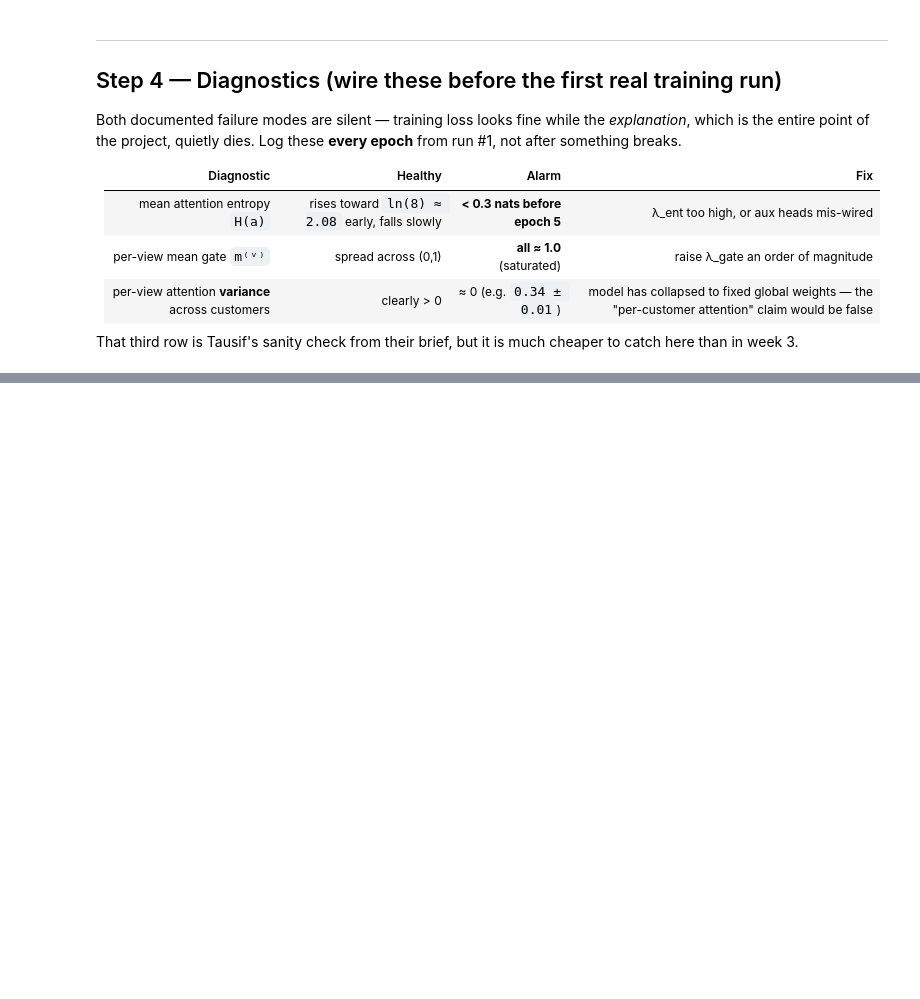
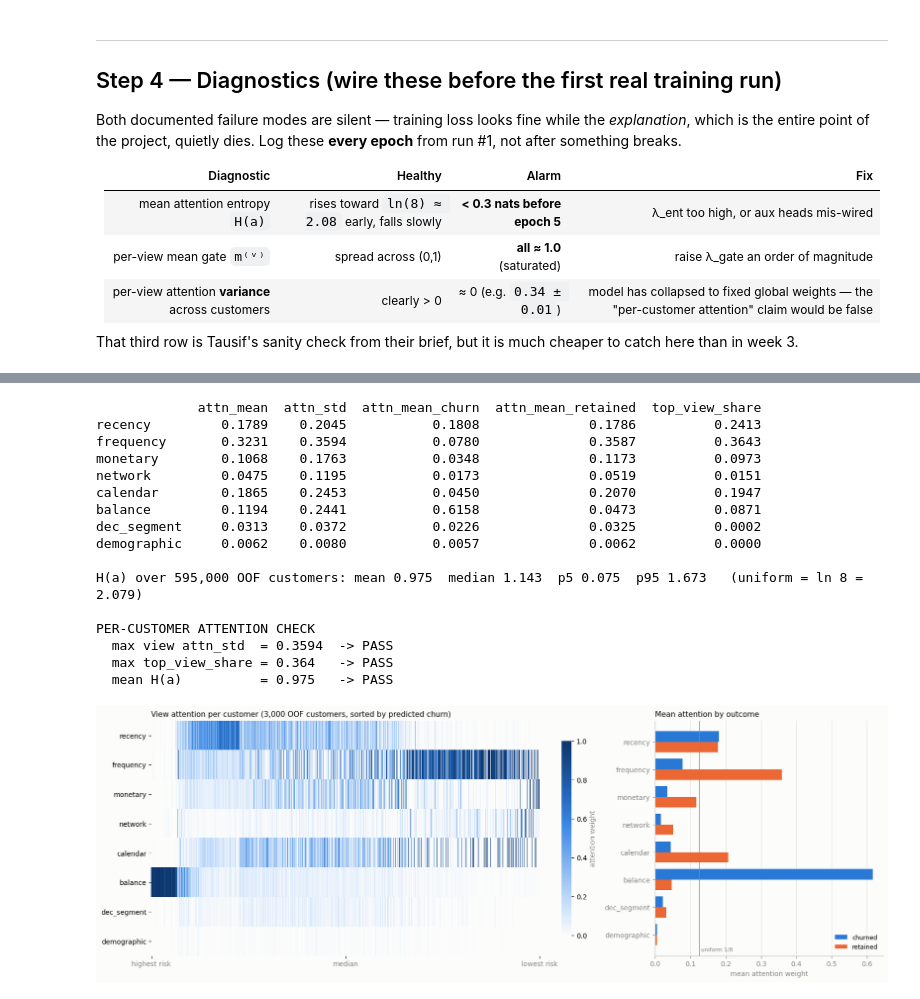
Before and after one commit to AhmedRafid3S5/Interpretable-Churn-Predictor, a Jupyter notebook: xmvnet_skeleton.ipynb, the cells around one changed output, grey strips where cells are left out. Saved outputs shown, nothing was run; the diff lists cells and outputs as text; code cells hidden in the pictures; blank space fills up the shorter version.

Commit message:
full pipeline for run 2 with tuned params

```diff
--- a/xmvnet_skeleton.ipynb
+++ b/xmvnet_skeleton.ipynb
@@ -58,7 +66,7 @@ torch.manual_seed(SEED)
 np.random.seed(SEED)
 
 DEVICE = torch.device("cuda" if torch.cuda.is_available() else "cpu")
-SAMPLE_ROWS = 50_000   # None = full 595k. Keep small while iterating on CPU.
+SAMPLE_ROWS = None   # None = full 595k. Keep small while iterating on CPU.
 
 print(f"torch {torch.__version__} | device {DEVICE}")
 # %% [output]
@@ -454,0 +1024,69 @@ this skeleton; install on Kaggle before week 3's explainability work.
+# %%
+y_all = train.y.astype(int)
+A = oof_attn
+top_view = A.argmax(1)
+
+attn_tbl = pd.DataFrame({
+    "attn_mean": A.mean(0), "attn_std": A.std(0),
+    "attn_mean_churn": A[y_all == 1].mean(0), "attn_mean_retained": A[y_all == 0].mean(0),
+    "top_view_share": np.bincount(top_view, minlength=len(views)) / len(A),
+}, index=views)
+print(attn_tbl.round(4).to_string())
+
+Aeps = np.clip(A, 1e-8, None)
+H_row = -(Aeps * np.log(Aeps)).sum(1)
+print(f"\nH(a) over {len(A):,} OOF customers: mean {H_row.mean():.3f}  median {np.median(H_row):.3f}  "
+      f"p5 {np.percentile(H_row, 5):.3f}  p95 {np.percentile(H_row, 95):.3f}   (uniform = ln {len(views)} = {np.log(len(views)):.3f})")
+
+max_std, dom, mean_H = attn_tbl.attn_std.max(), attn_tbl.top_view_share.max(), H_row.mean()
+print("\nPER-CUSTOMER ATTENTION CHECK")
+print(f"  max view attn_std  = {max_std:.4f}  ->", "PASS" if max_std >= 0.02 else "FAIL: attention is ~constant across customers -> the heatmap would be a lie")
+print(f"  max top_view_share = {dom:.3f}   ->", "PASS" if dom <= 0.90 else f"FAIL: one view ({attn_tbl.top_view_share.idxmax()}) is argmax for >90% of customers")
+print(f"  mean H(a)          = {mean_H:.3f}   ->", "PASS" if 0.3 <= mean_H <= 1.95 else ("FAIL: collapsed" if mean_H < 0.3 else "WARN: near-uniform, attention is not discriminating"))
+
+fig, (ax1, ax2) = plt.subplots(1, 2, figsize=(16, 5.5), constrained_layout=True, gridspec_kw={"width_ratios": [1.7, 1]})
+fig.set_facecolor(SURFACE)
+
+n_show = min(3000, len(A))
+sel = np.random.default_rng(SEED).choice(len(A), n_show, replace=False)
+order = sel[np.argsort(-oof_pred[sel])]
+im = ax1.imshow(A[order].T, aspect="auto", cmap=SEQ_BLUE, vmin=0, vmax=1, interpolation="nearest")
+ax1.set_yticks(range(len(views)))
+ax1.set_yticklabels(views, color=INK)
+ax1.set_xticks([0, n_show // 2, n_show - 1])
+ax1.set_xticklabels(["highest risk", "median", "lowest risk"], color=MUTED)
+ax1.set_title(f"View attention per customer ({n_show:,} OOF customers, sorted by predicted churn)", loc="left", fontsize=11, color=INK)
+for s in ax1.spines.values():
+    s.set_visible(False)
+cb = fig.colorbar(im, ax=ax1, fraction=0.025, pad=0.01)
+cb.set_label("attention weight", color=MUTED)
+cb.outline.set_visible(False)
+
+x = np.arange(len(views)); w = 0.38
+ax2.barh(x - w / 2, attn_tbl.attn_mean_churn, w, color="#2a78d6", label="churned")
+ax2.barh(x + w / 2, attn_tbl.attn_mean_retained, w, color="#eb6834", label="retained")
+ax2.set_yticks(x); ax2.set_yticklabels(views, color=INK); ax2.invert_yaxis()
+style(ax2, "Mean attention by outcome", "", xlabel="mean attention weight")
+ax2.grid(True, axis="x", color=GRID, linewidth=0.8); ax2.grid(False, axis="y")
+ax2.axvline(1 / len(views), color=MUTED, linewidth=1)
+ax2.text(1 / len(views), len(views) - 0.55, f" uniform 1/{len(views)}", color=MUTED, fontsize=8, va="top")
+ax2.legend(frameon=False, fontsize=9, loc="lower right")
+plt.show()
+# %% [output]
+             attn_mean  attn_std  attn_mean_churn  attn_mean_retained  top_view_share
+recency         0.1789    0.2045           0.1808              0.1786          0.2413
+frequency       0.3231    0.3594           0.0780              0.3587          0.3643
+monetary        0.1068    0.1763           0.0348              0.1173          0.0973
+network         0.0475    0.1195           0.0173              0.0519          0.0151
+calendar        0.1865    0.2453           0.0450              0.2070          0.1947
+balance         0.1194    0.2441           0.6158              0.0473          0.0871
+dec_segment     0.0313    0.0372           0.0226              0.0325          0.0002
+demographic     0.0062    0.0080           0.0057              0.0062          0.0000
+
+H(a) over 595,000 OOF customers: mean 0.975  median 1.143  p5 0.075  p95 1.673   (uniform = ln 8 = 2.079)
+
+PER-CUSTOMER ATTENTION CHECK
+  max view attn_std  = 0.3594  -> PASS
+  max top_view_share = 0.364   -> PASS
+  mean H(a)          = 0.975   -> PASS
+[figure, added]
```
Also changed, not shown: parts of 37 cells of this notebook.
